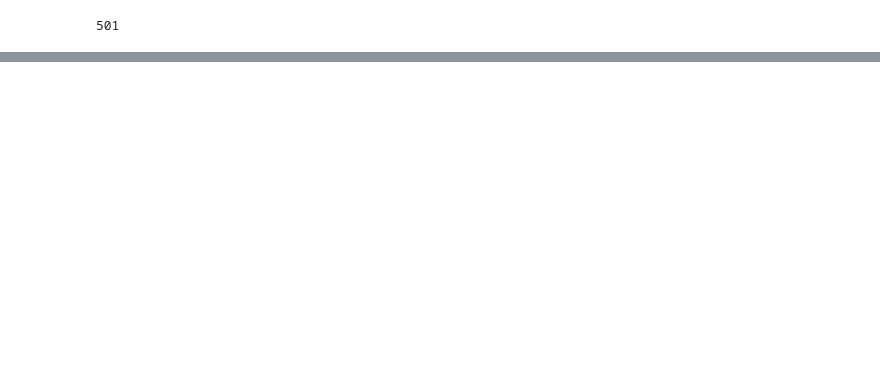
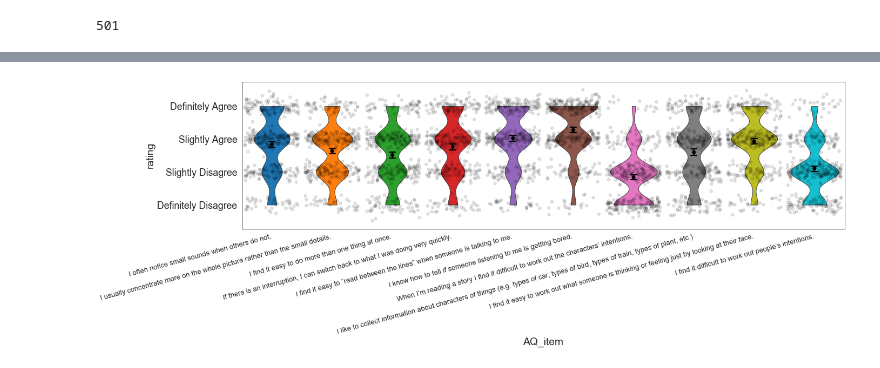
Before and after one commit to BryanGonzalez262/KnowledgeBeliefASD, a Jupyter notebook: analysis/pilot_analysis.ipynb, the cells around one changed output, grey strips where cells are left out. Saved outputs shown, nothing was run; the diff lists cells and outputs as text; code cells hidden in the pictures; blank space fills up the shorter version.

Commit message:
scored AQ-10

```diff
--- a/analysis/pilot_analysis.ipynb
+++ b/analysis/pilot_analysis.ipynb
@@ -124,0 +175,13 @@ len(f_dat.prolific_id.unique())
+# %%
+## Scoring
+agree = ['AQ_rating_1', 'AQ_rating_7', 'AQ_rating_8', 'AQ_rating_10'] # score of 3 or 4 get a point
+disagree = ['AQ_rating_2','AQ_rating_3','AQ_rating_4','AQ_rating_5','AQ_rating_6','AQ_rating_9', ] # score of 1 or 2 get a point]
+a = a_dat[agree] >= 3
+b = a_dat[disagree] < 3
+a_dat['AQ_score'] = a.sum(axis=1) + b.sum(axis=1)
+# %%
+
+sns.set_context('paper', font_scale=2)
+fg, ax = plt.subplots(figsize=(10, 8))
+sns.countplot(data=a_dat, x='AQ_score', ax=ax)
+plt.savefig('control_aq_score.png')
@@ -124,0 +207,5 @@ len(f_dat.prolific_id.unique())
+# %%
+aa = a_dat.melt(id_vars= 'prolific_id', value_vars=a_dat.columns[1:11], var_name='AQ_item', value_name='rating')
+for i, label in enumerate(a_dat.columns[1:11]):
+    #new ="AQ_"+str(i+1)
+    aa['AQ_item'] = aa['AQ_item'].str.replace(label,"AQ_"+str(i+1) )
@@ -124,0 +228,32 @@ len(f_dat.prolific_id.unique())
+# %%
+items = ["I often notice small sounds when others do not.",
+                 "I usually concentrate more on the whole picture rather than the small details.",
+                 "I find it easy to do more than one thing at once.",
+                 "If there is an interruption, I can switch back to what I was doing very quickly.",
+                 "I find it easy to “read between the lines” when someone is talking to me.",
+                 "I know how to tell if someone listening to me is getting bored.",
+                 "When I’m reading a story I find it difficult to work out the characters’ intentions.",
+                 "I like to collect information about characters of things (e.g. types of car, types of bird, types of train, types of plant, etc.)",
+                 "I find it easy to work out what someone is thinking or feeling just by looking at their face.",
+                 "I find it difficult to work out people’s intentions."]
+
+
+sns.set_context('paper', font_scale=2)
+fig, ax = plt.subplots(figsize=(20,5))
+g = sns.violinplot(x='AQ_item', y='rating', data=aa, cut=0, ax=ax, inner=None, linewidth=1, saturation=1)
+
+def jitter(values,j):
+    return values + np.random.normal(j,0.15,values.shape)
+
+g = sns.stripplot(x='AQ_item', y=jitter(aa['rating'], 0), data=aa,
+                  color='k', dodge=True, ax=ax, jitter=.45, linewidth=1.5, alpha=.1)
+
+g= sns.pointplot(x='AQ_item', y='rating', data=aa, join=False, dodge=.4, capsize=.1, ax=ax, color='k',)
+ax.set_yticklabels(['','Definitely Disagree', 'Slightly Disagree', 'Slightly Agree', 'Definitely Agree'])
+ax.set_xticklabels(items, rotation=15, fontdict={'fontsize': 13,'horizontalalignment': 'right'})
+
+#ax.legend(g.get_legend_handles_labels()[0][:2], g.get_legend_handles_labels()[1][:2])
+
+fig.savefig('control_aq_10.png', bbox_inches='tight')
+# %% [output]
+[figure, added]
```
Also changed, not shown: parts of 17 cells of this notebook.
